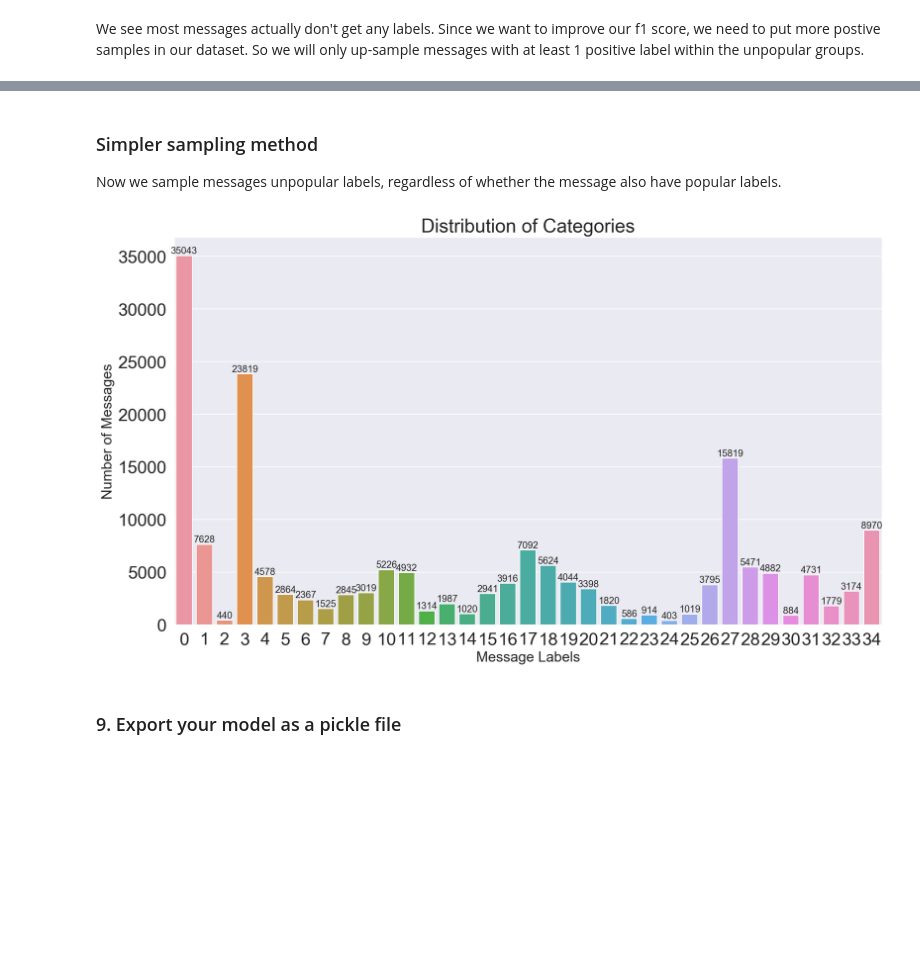
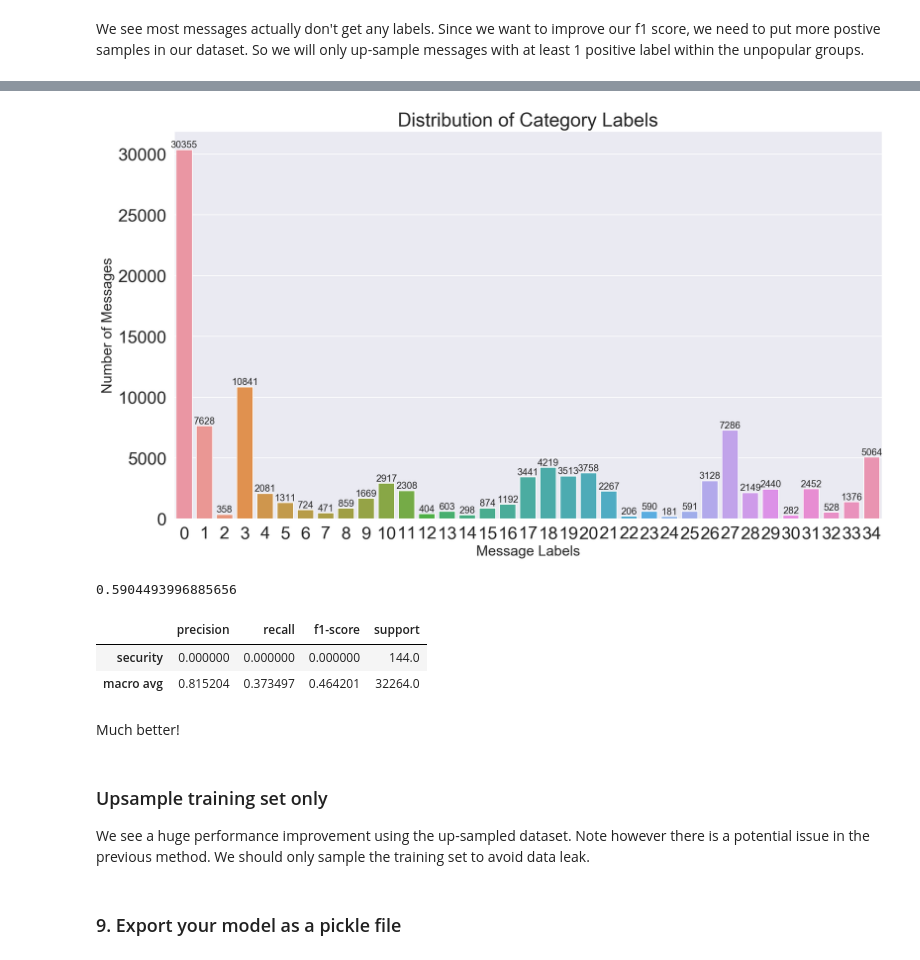
Before and after one commit to suebatista/Disaster-Response-Pipeline-Udacity, a Jupyter notebook: ML Pipeline Preparation.ipynb, the cells around one changed output, grey strips where cells are left out. Drawn from its saved outputs; the diff is of its cells as text; code cells hidden in the pictures; blank space fills up the shorter version.

```diff
--- a/ML Pipeline Preparation.ipynb
+++ b/ML Pipeline Preparation.ipynb
@@ -294,4 +365,6 @@ pop_label = list(label_counts[:3].index)
 # %%
+# we define the top-3 most labels as popular
+pop_label = list(sub_cats.sum().sort_values(ascending = False)[:3].index)
 # messages without any label in those popular categories
 sparse_msg = sub_cats[~sub_cats[pop_label].any(axis = 1)]
 sparse_msg.sum(axis = 1).value_counts()
@@ -314,3 +387,5 @@ Here we choose the number of messages after sampling to be equal to the number o
 # %%
 # upsampling
-msg_under_sample = msg_to_sample.sample(n = label_counts[0], replace = True, random_state = 0)
+# msg_under_sample = msg_to_sample.sample(n = label_counts[0], replace = True, random_state = 0)
+msg_under_sample = msg_to_sample.sample(n = upsample_num, replace = True, random_state = 0)
+df_sample = pd.concat([df.loc[msg_under_sample.index], df.loc[list(set(df.index.values) - set(msg_to_sample.index.values))]])
@@ -343,3 +391,0 @@ model_sampled.evaluate(df_sampled)
-# %% [markdown]
-### Simpler sampling method
-Now we sample messages unpopular labels, regardless of whether the message also have popular labels.
@@ -351,17 +391,0 @@ categories_sampled = df_sampled.drop(columns = ['id', 'message', 'original', 'ge
-# %%
-cats = list(range(categories_sampled.shape[1])) # replace the name of categories into numbers
-counts = categories_sampled.sum().values
-sns.set(font_scale = 2)
-plt.figure(figsize=(16,9))
-ax= sns.barplot(cats, counts)
-plt.title("Distribution of Categories", fontsize=24)
-plt.ylabel('Number of Messages', fontsize=18)
-plt.xlabel('Message Labels', fontsize=18)
-#adding the text labels
-rects = ax.patches
-for rect, count in zip(rects, counts):
-    height = rect.get_height()
-    ax.text(rect.get_x() + rect.get_width()/2, height + 5, count, ha='center', va='bottom', fontsize=12)
-plt.show()
-# %% [output]
-[figure, removed]
@@ -371,3 +392,23 @@ model_sampled.evaluate(df_sampled)
+# %%
+model_sample = ML_classifier()
+model_sample.plot_dist(df_sample)
+# %% [output]
+[figure, added]
+# %%
+model_sample.fit(df_sample)
+model_sample.evaluate()
+# %% [output]
+0.5904493996885656
 # %%
-report_sampled = model_sampled.report
-report_sampled[(report_sampled['precision'] == 0.0) | (report_sampled.index == 'macro avg')]
+report_sample = model_sample.report
+report_sample[(report_sample['precision'] == 0.0) | (report_sample.index == 'macro avg')]
+# %% [output]
+|  | precision | recall | f1-score | support |
+| security | 0.000000 | 0.000000 | 0.000000 | 144.0 |
+| macro avg | 0.815204 | 0.373497 | 0.464201 | 32264.0 |
+# %% [markdown]
+Much better!
+# %% [markdown]
+### Upsample training set only
+We see a huge performance improvement using the up-sampled dataset.
+Note however there is a potential issue in the previous method. We should only sample the training set to avoid data leak.
```
Also changed, not shown: parts of 28 cells of this notebook, 1 other file.
